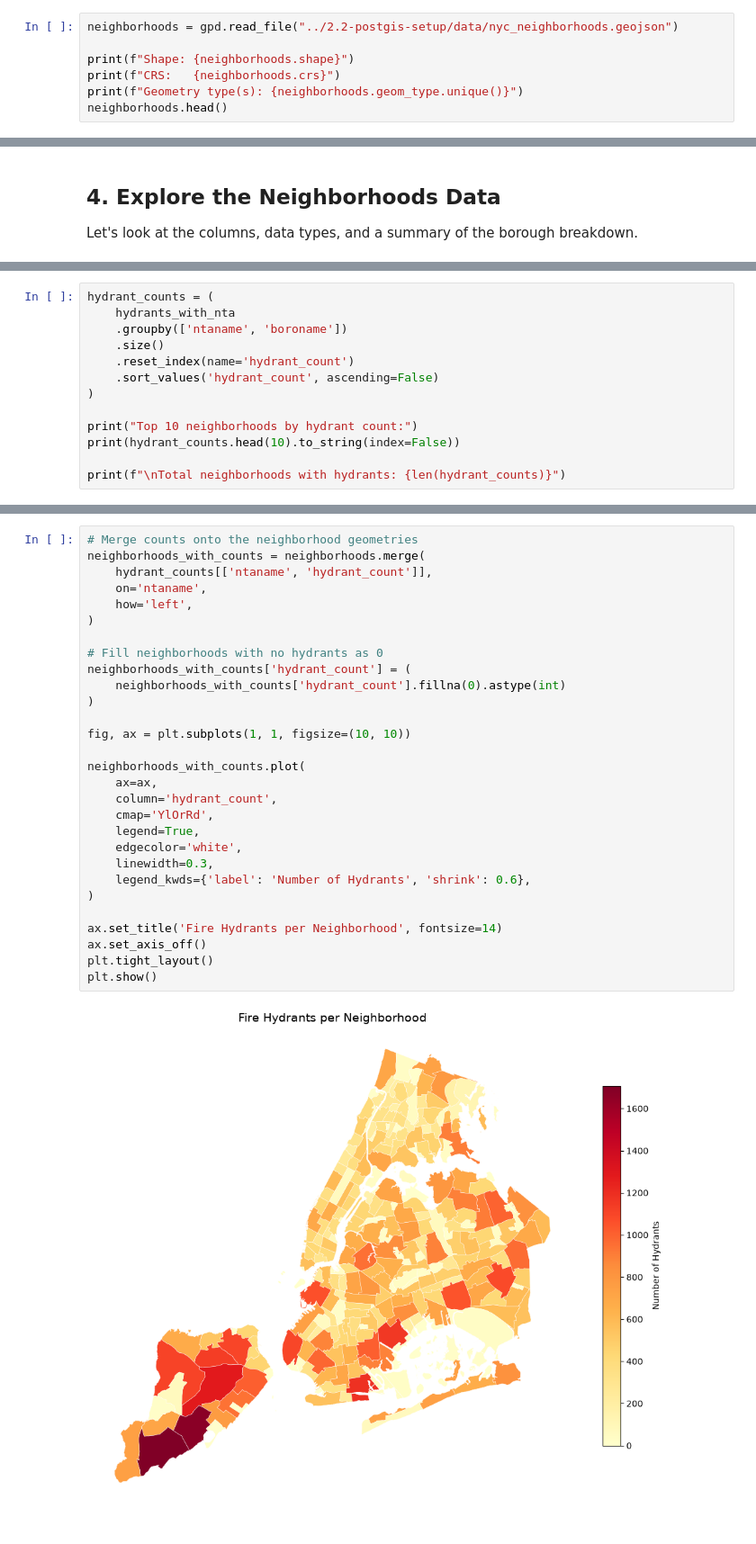
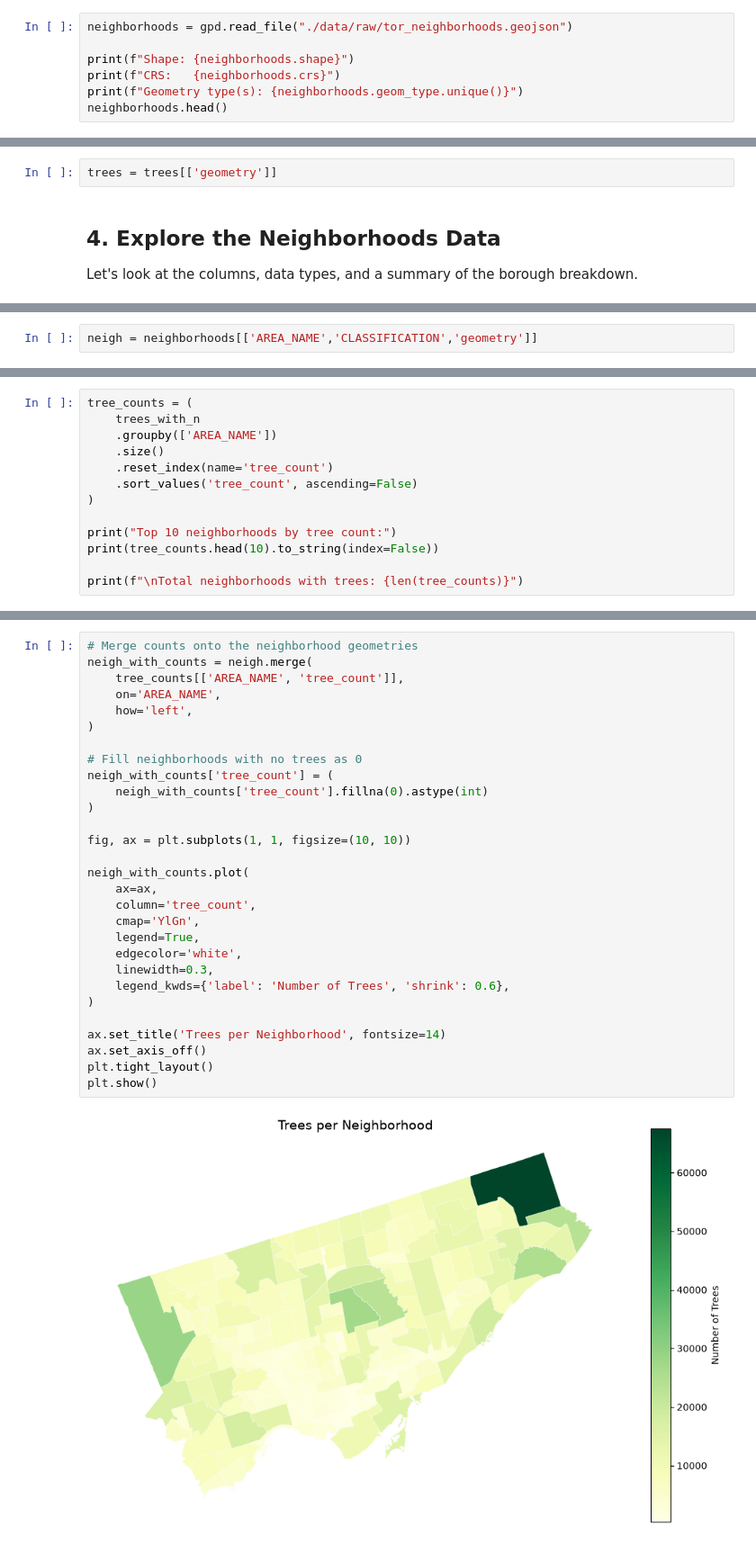
Before and after one commit to AdrianChC/tor-trees-analysis, a Jupyter notebook: analysis.ipynb, the cells around one changed output, grey strips where cells are left out. Shown at 90% size. Saved outputs shown, nothing was run; the diff lists cells and outputs as text.

```diff
--- a/analysis.ipynb
+++ b/analysis.ipynb
@@ -32,5 +32,5 @@ We load the Neighborhood Tabulation Areas (NTAs) GeoJSON that was downloaded in
 # %%
-neighborhoods = gpd.read_file("../2.2-postgis-setup/data/nyc_neighborhoods.geojson")
+neighborhoods = gpd.read_file("./data/raw/tor_neighborhoods.geojson")
 
 print(f"Shape: {neighborhoods.shape}")
 print(f"CRS:   {neighborhoods.crs}")
@@ -75,3 +74,5 @@ Length: 1, dtype: str
+# %%
+trees = trees[['geometry']]
 # %% [markdown]
 ## 4. Explore the Neighborhoods Data
 
@@ -103,3 +105,5 @@ Name: count, dtype: int64
+# %%
+neigh = neighborhoods[['AREA_NAME','CLASSIFICATION','geometry']]
 # %% [markdown]
 ## 5. Plot the Neighborhoods
 
@@ -181,14 +185,14 @@ Group by neighborhood name, count, and sort to find the most hydrant-dense areas
 # %%
-hydrant_counts = (
-    hydrants_with_nta
-    .groupby(['ntaname', 'boroname'])
+tree_counts = (
+    trees_with_n
+    .groupby(['AREA_NAME'])
     .size()
-    .reset_index(name='hydrant_count')
-    .sort_values('hydrant_count', ascending=False)
+    .reset_index(name='tree_count')
+    .sort_values('tree_count', ascending=False)
 )
 
-print("Top 10 neighborhoods by hydrant count:")
-print(hydrant_counts.head(10).to_string(index=False))
+print("Top 10 neighborhoods by tree count:")
+print(tree_counts.head(10).to_string(index=False))
 
-print(f"\nTotal neighborhoods with hydrants: {len(hydrant_counts)}")
+print(f"\nTotal neighborhoods with trees: {len(tree_counts)}")
 # %% [output]
@@ -212,33 +216,33 @@ Total neighborhoods with hydrants: 259
 Merge the counts back to the neighborhood polygons and visualize.
 # %%
 # Merge counts onto the neighborhood geometries
-neighborhoods_with_counts = neighborhoods.merge(
-    hydrant_counts[['ntaname', 'hydrant_count']],
-    on='ntaname',
+neigh_with_counts = neigh.merge(
+    tree_counts[['AREA_NAME', 'tree_count']],
+    on='AREA_NAME',
     how='left',
 )
 
-# Fill neighborhoods with no hydrants as 0
-neighborhoods_with_counts['hydrant_count'] = (
-    neighborhoods_with_counts['hydrant_count'].fillna(0).astype(int)
+# Fill neighborhoods with no trees as 0
+neigh_with_counts['tree_count'] = (
+    neigh_with_counts['tree_count'].fillna(0).astype(int)
 )
 
 fig, ax = plt.subplots(1, 1, figsize=(10, 10))
 
-neighborhoods_with_counts.plot(
+neigh_with_counts.plot(
     ax=ax,
-    column='hydrant_count',
-    cmap='YlOrRd',
+    column='tree_count',
+    cmap='YlGn',
     legend=True,
     edgecolor='white',
     linewidth=0.3,
-    legend_kwds={'label': 'Number of Hydrants', 'shrink': 0.6},
+    legend_kwds={'label': 'Number of Trees', 'shrink': 0.6},
 )
 
-ax.set_title('Fire Hydrants per Neighborhood', fontsize=14)
+ax.set_title('Trees per Neighborhood', fontsize=14)
 ax.set_axis_off()
 plt.tight_layout()
 plt.show()
 # %% [output]
-[figure, old version]
+[figure, new version]
 # %% [markdown]
```
Also changed, not shown: parts of 24 cells of this notebook, 1 other file.
